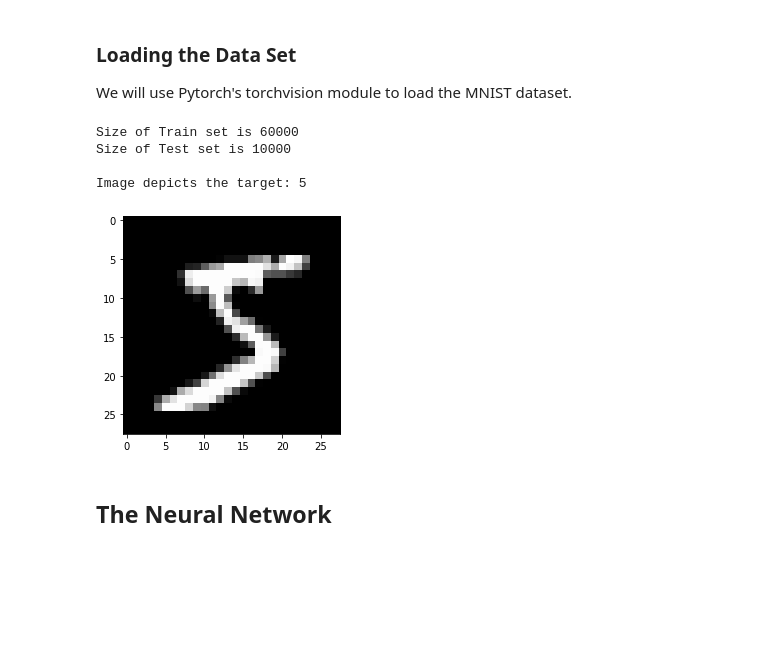
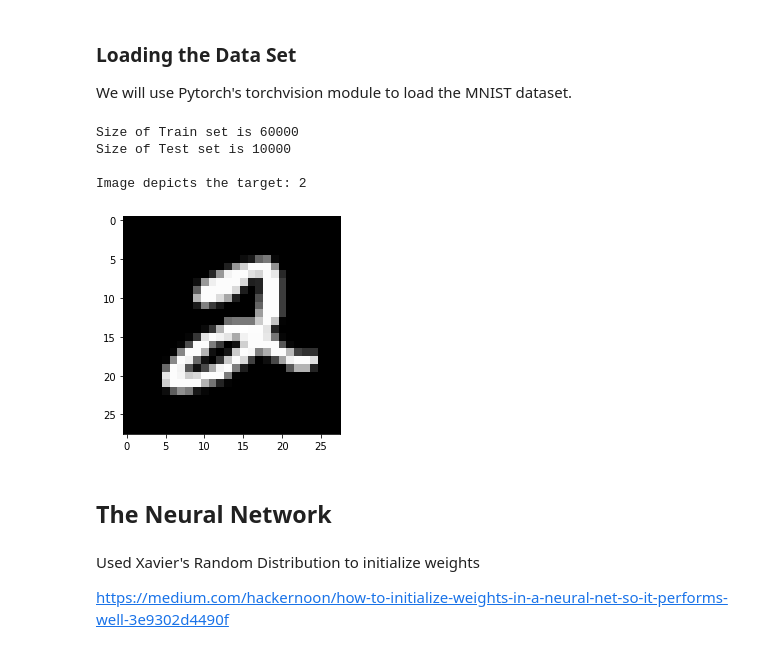
Before and after one commit to MQumairi/numpy-neural-network, a Jupyter notebook: src/Task 2.ipynb, the cells around one changed output. Saved outputs shown, nothing was run; the diff lists cells and outputs as text; code cells hidden in the pictures; blank space fills up the shorter version.

```diff
--- a/src/Task 2.ipynb
+++ b/src/Task 2.ipynb
@@ -38,24 +38,28 @@ testloader = torch.utils.data.DataLoader(testset, batch_size=4, shuffle=False, n
 # %%
 def display_image(image_pos=0, set=trainset):
     # First image's tensor accessed by set[0][0], its shape is 1, 28, 28
     # Notice set[0][1] is the target class of that image.. in this case, 5
     print(f"Image depicts the target: {set[image_pos][1]}")
     # imshow(imshow(torchvision.utils.make_grid(trainset[0][0])))
     imgplot = plt.imshow(set[image_pos][0].numpy().reshape((28, 28)), cmap='gray')
 
 
 print(f"\nSize of Train set is {len(trainset)}")
 print(f"Size of Test set is {len(testset)}\n")
 
-display_image(image_pos=0, set=trainset)
+display_image(image_pos=5, set=trainset)
 # %% [output]
 Size of Train set is 60000
 Size of Test set is 10000
 
-Image depicts the target: 5
+Image depicts the target: 2
-[figure, old version]
+[figure, new version]
 # %% [markdown]
 ## The Neural Network
+# %% [markdown]
+Used Xavier's Random Distribution to initialize weights
+
+https://medium.com/hackernoon/how-to-initialize-weights-in-a-neural-net-so-it-performs-well-3e9302d4490f
 # %%
 class Layer():
     def __init__(self, nodes_of_prev, nodes=784, activation="sigmoid", batch_size=1):
```
Also changed, not shown: parts of 13 cells of this notebook, 2 other files.
